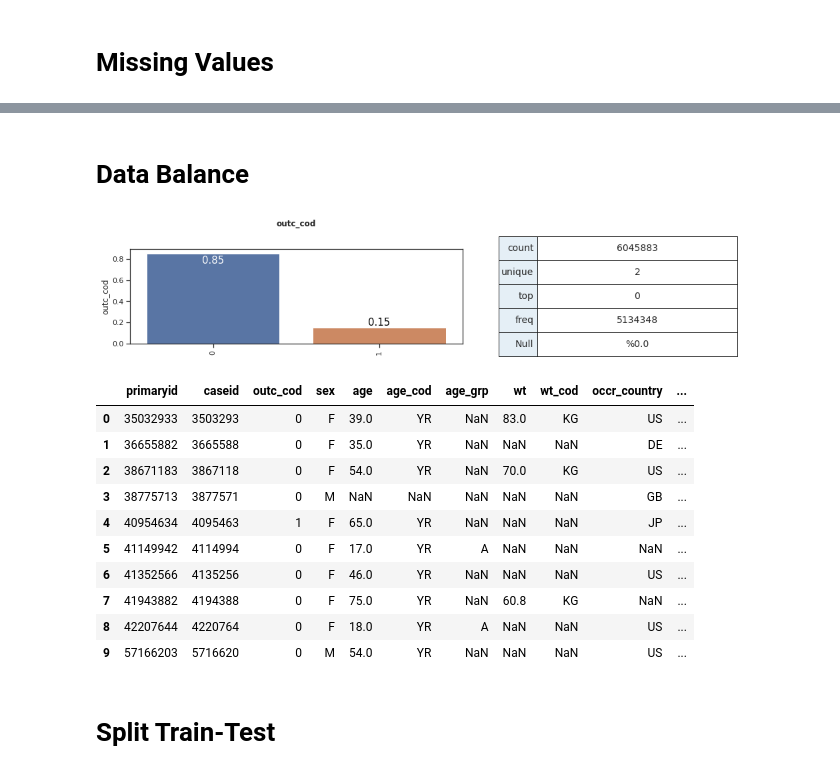
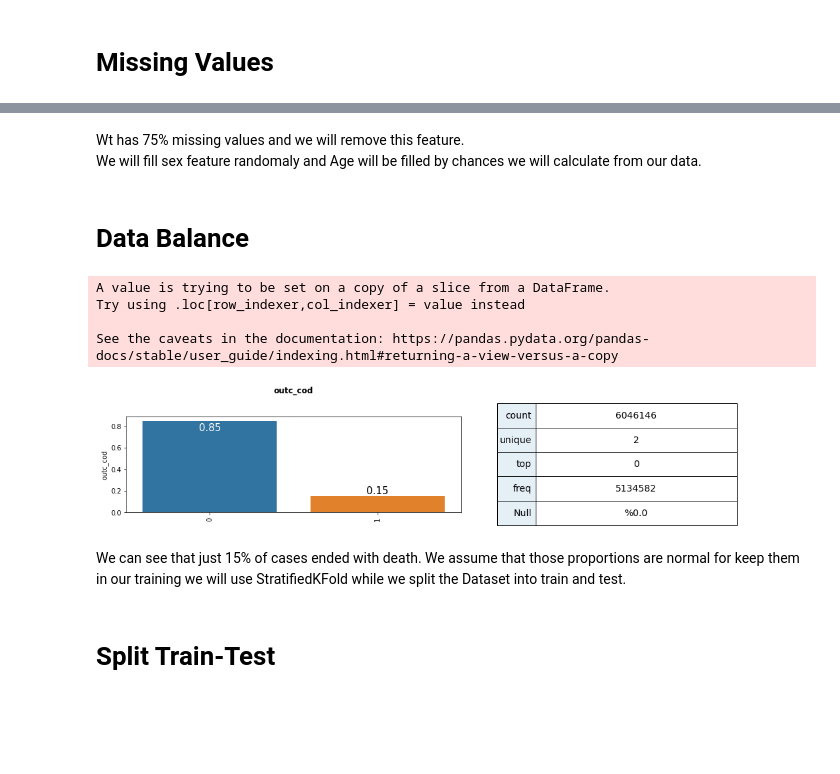
Before and after one commit to omerfalach/Death-Classification, a Jupyter notebook: Data_Exploration.ipynb, the cells around one changed output, grey strips where cells are left out. Drawn from its saved outputs; the diff is of its cells as text; code cells hidden in the pictures; blank space fills up the shorter version.

```diff
--- a/Data_Exploration.ipynb
+++ b/Data_Exploration.ipynb
@@ -246,5 +115,5 @@ X is composed of 6046687 samples and 16 features.
 # %%
-#normlaize age column to Years
+#normlaize age column to years
 def fixed_age(df,age,age_code):
     df.loc[(df[age]<=12) & df[age_code] == "DEC", age] = df[age]*10
     df.loc[df[age_code] == "MON", age] = df[age]/12
@@ -254,31 +123,30 @@ def fixed_age(df,age,age_code):
     df.loc[df[age_code] == "WK", age] = df[age]/52
     df.loc[df[age_code] == "HR", age] = df[age]/8765.8127
     return df
-
+#normlaize wt column to kilograms
 def fixed_weight(df,wt,wt_cod):
         # unified weight unit
         df[wt] = df[wt].apply(pd.to_numeric, errors='coerce')
         df.loc[df[wt_cod] == "LBS", wt] = df[wt]  * 0.453592 # pounds
         df.loc[df[wt_cod]== "GMS", wt] = df[wt]* 0.001# grams
-#         # weight discretization and label encode
-#         wt_bins = [0, 5, 10, 40, 50, 60, 70, 80, 90, 100, 150, 200, 300]
-#         demo_df['wt'] = pd.cut(demo_df.wt, wt_bins, labels=[1, 2, 3, 4, 5, 6, 7, 8, 9, 10, 11, 12])
         return df
 def fixed_label(df,label):
   df[label] = df[label].apply(lambda x: 1 if x=='DE' else 0)
   return df
 def convert_str_to_list(x):
     try:
-        return  x.strip('[]').replace("'", "").split(',')
+        z= x.strip('[]').replace("'", "").split(',')
+        z1 = [f.strip() for f in z]
+        return  z1
     except:
-        print(x)
-        return np.nan # replace with any suitable placeholder value
+        return x # replace with any suitable placeholder value
 data['indi_pt']= data['indi_pt'].apply(lambda x: convert_str_to_list(x) if type(x)!=float else x)
 data['drugname_listed']= data['drugname_listed'].apply(lambda x: convert_str_to_list(x) if type(x)!=float else x)
-naive_fixed = fixed_age(data,'age','age_cod')
-naive_fixed = fixed_weight(naive_fixed,'wt', 'wt_cod')
-naive_fixed = fixed_label(naive_fixed,'outc_cod')
-del data
+data['role_cod_listed']= data['role_cod_listed'].apply(lambda x: convert_str_to_list(x) if type(x)!=float else x)
+data_fixed = fixed_age(data,'age','age_cod')
+data_fixed = fixed_weight(data_fixed,'wt', 'wt_cod')
+data_fixed = fixed_label(data_fixed,'outc_cod')
 # %%
-naive_fixed['#drug_background'] = naive_fixed['drugname_listed'].apply(lambda x: len(x) if type(x)!=float else x)
-naive_fixed['#indication_background'] = naive_fixed['indi_pt'].apply(lambda x: len(x) if type(x)!=float else x)
+#count_indications_and_drugs_per_case
+data_fixed['#drug_background'] = data_fixed['drugname_listed'].apply(lambda x: len(x) if type(x)!=float else x)
+data_fixed['#indication_background'] = data_fixed['indi_pt'].apply(lambda x: len(x) if type(x)!=float else x)
@@ -437,0 +178,5 @@ ax.set_title("Categorical Features Correlation (Cramer's V)", fontsize=20, y= 1.
+# %%
+##Convert outliers to np.nan
+data_fixed.loc[(data_fixed['age']>=120) | (data_fixed['age']<=0) , 'age'] = np.nan
+data_fixed.loc[(data_fixed['wt']>170), 'wt'] =  np.nan
+data_fixed[continuous].hist(figsize=(5,5))
@@ -437,0 +199,4 @@ ax.set_title("Categorical Features Correlation (Cramer's V)", fontsize=20, y= 1.
+# %%
+#sex feature - dropping outliers
+sex_outliers = ['UNK','P','I','T']
+data_fixed =  data_fixed[~data_fixed['sex'].isin(sex_outliers)]
@@ -532,22 +265,18 @@ plt.show()
+# %% [markdown]
+Wt has 75% missing values and we will remove this feature.<br>
+We will fill sex feature randomaly and Age will be filled by chances we will calculate from our data.
 # %% [markdown]
 # Data Balance
 # %%
-op.plot_dist(naive_fixed,['outc_cod'])
+op.plot_dist(data_fixed,['outc_cod'])
 # %% [output]
+A value is trying to be set on a copy of a slice from a DataFrame.
+Try using .loc[row_indexer,col_indexer] = value instead
+
+See the caveats in the documentation: https://pandas.pydata.org/pandas-docs/stable/user_guide/indexing.html#returning-a-view-versus-a-copy
-[figure, old version]
+[figure, new version]
-# %%
-naive_fixed.head(10)
-# %% [output]
-|  | primaryid | caseid | outc_cod | sex | age | age_cod | age_grp | wt | wt_cod | occr_country | ... |
-| 0 | 35032933 | 3503293 | 0 | F | 39.0 | YR | NaN | 83.0 | KG | US | ... |
-| 1 | 36655882 | 3665588 | 0 | F | 35.0 | YR | NaN | NaN | NaN | DE | ... |
-| 2 | 38671183 | 3867118 | 0 | F | 54.0 | YR | NaN | 70.0 | KG | US | ... |
-| 3 | 38775713 | 3877571 | 0 | M | NaN | NaN | NaN | NaN | NaN | GB | ... |
-| 4 | 40954634 | 4095463 | 1 | F | 65.0 | YR | NaN | NaN | NaN | JP | ... |
-| 5 | 41149942 | 4114994 | 0 | F | 17.0 | YR | A | NaN | NaN | NaN | ... |
-| 6 | 41352566 | 4135256 | 0 | F | 46.0 | YR | NaN | NaN | NaN | US | ... |
-| 7 | 41943882 | 4194388 | 0 | F | 75.0 | YR | NaN | 60.8 | KG | NaN | ... |
-| 8 | 42207644 | 4220764 | 0 | F | 18.0 | YR | A | NaN | NaN | US | ... |
-| 9 | 57166203 | 5716620 | 0 | M | 54.0 | YR | NaN | NaN | NaN | US | ... |
+# %% [markdown]
+We can see that just 15% of cases ended with death.
+We assume that those proportions are normal for keep them in our training we will use StratifiedKFold while we split the Dataset into train and test.
 # %% [markdown]
 # Split Train-Test
```
Also changed, not shown: parts of 89 cells of this notebook.
